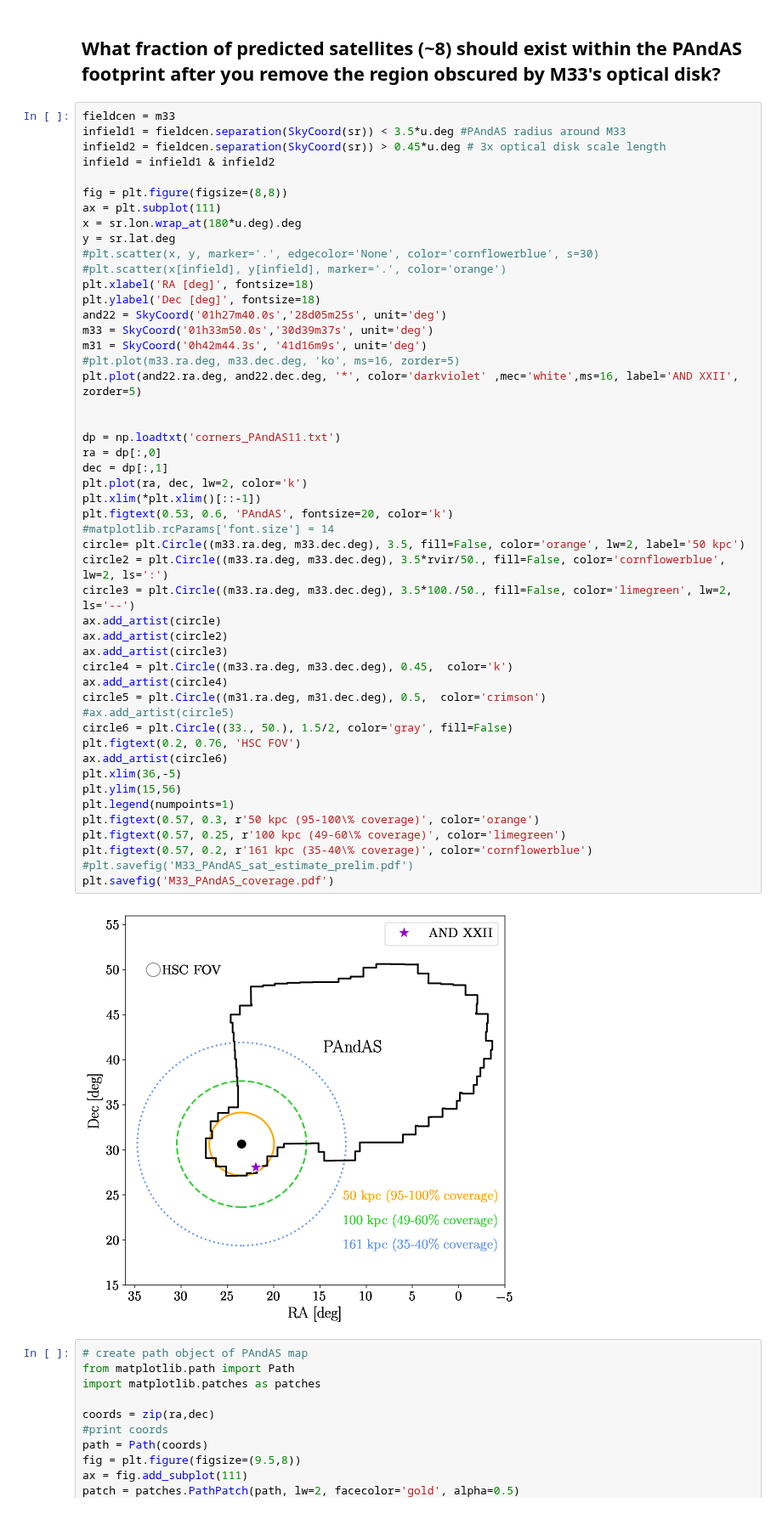
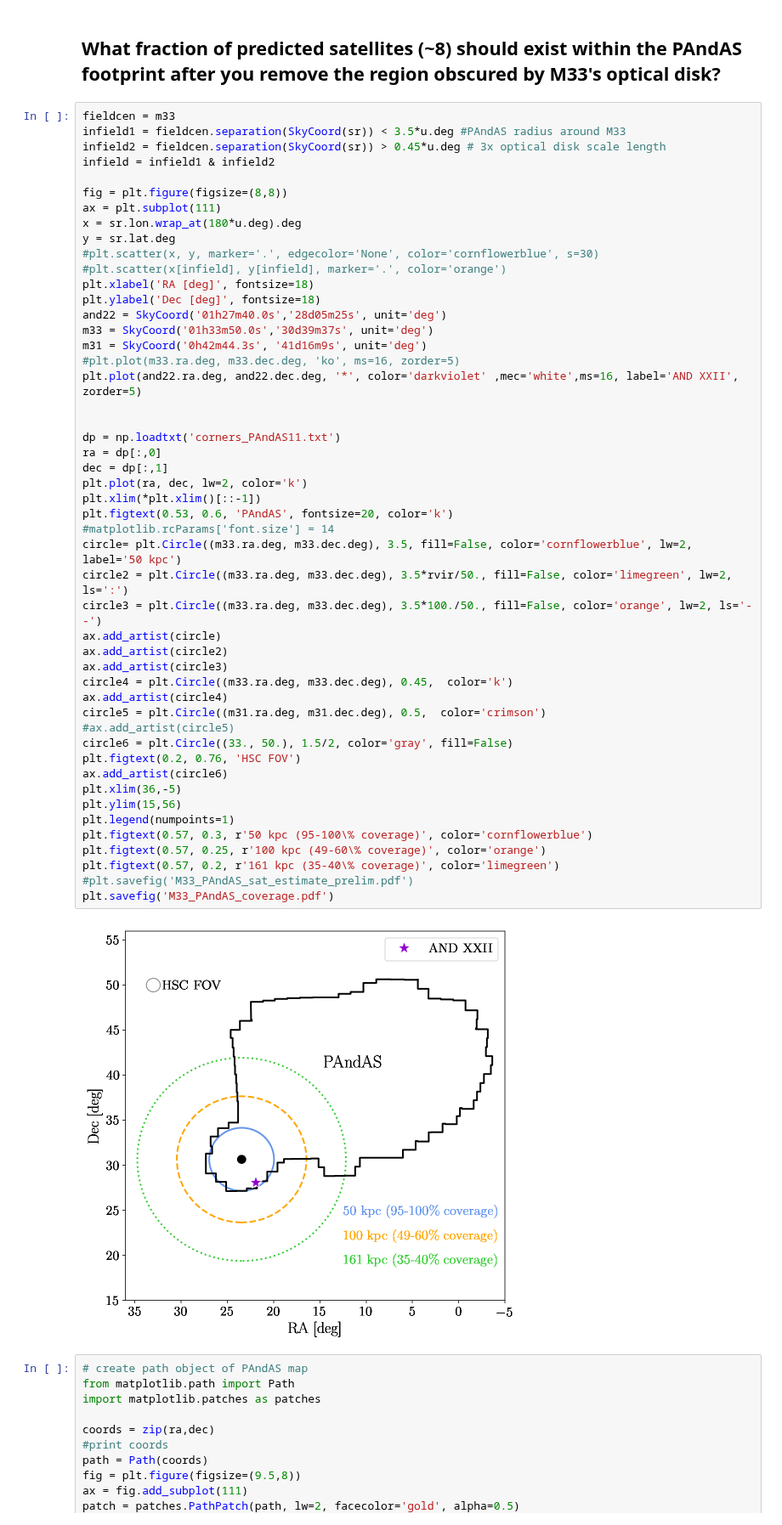
Before and after one commit to ekta1224/pspM31_hack, a Jupyter notebook: M33 volume coverage.ipynb, the cells around one changed output. Shown at 85% size. Cells and saved outputs as stored; diff of their text form.

Commit message:
made some plots for AAS

```diff
--- a/M33 volume coverage.ipynb
+++ b/M33 volume coverage.ipynb
@@ -54,40 +54,40 @@ plt.ylabel('Dec [deg]', fontsize=18)
 and22 = SkyCoord('01h27m40.0s','28d05m25s', unit='deg')
 m33 = SkyCoord('01h33m50.0s','30d39m37s', unit='deg')
 m31 = SkyCoord('0h42m44.3s', '41d16m9s', unit='deg')
 #plt.plot(m33.ra.deg, m33.dec.deg, 'ko', ms=16, zorder=5)
 plt.plot(and22.ra.deg, and22.dec.deg, '*', color='darkviolet' ,mec='white',ms=16, label='AND XXII', zorder=5)
 
 
 dp = np.loadtxt('corners_PAndAS11.txt')
 ra = dp[:,0]
 dec = dp[:,1]
 plt.plot(ra, dec, lw=2, color='k')
 plt.xlim(*plt.xlim()[::-1])
 plt.figtext(0.53, 0.6, 'PAndAS', fontsize=20, color='k')
 #matplotlib.rcParams['font.size'] = 14
-circle= plt.Circle((m33.ra.deg, m33.dec.deg), 3.5, fill=False, color='orange', lw=2, label='50 kpc')
-circle2 = plt.Circle((m33.ra.deg, m33.dec.deg), 3.5*rvir/50., fill=False, color='cornflowerblue', lw=2, ls=':')
-circle3 = plt.Circle((m33.ra.deg, m33.dec.deg), 3.5*100./50., fill=False, color='limegreen', lw=2, ls='--')
+circle= plt.Circle((m33.ra.deg, m33.dec.deg), 3.5, fill=False, color='cornflowerblue', lw=2, label='50 kpc')
+circle2 = plt.Circle((m33.ra.deg, m33.dec.deg), 3.5*rvir/50., fill=False, color='limegreen', lw=2, ls=':')
+circle3 = plt.Circle((m33.ra.deg, m33.dec.deg), 3.5*100./50., fill=False, color='orange', lw=2, ls='--')
 ax.add_artist(circle)
 ax.add_artist(circle2)
 ax.add_artist(circle3)
 circle4 = plt.Circle((m33.ra.deg, m33.dec.deg), 0.45,  color='k')
 ax.add_artist(circle4)
 circle5 = plt.Circle((m31.ra.deg, m31.dec.deg), 0.5,  color='crimson')
 #ax.add_artist(circle5)
 circle6 = plt.Circle((33., 50.), 1.5/2, color='gray', fill=False)
 plt.figtext(0.2, 0.76, 'HSC FOV')
 ax.add_artist(circle6)
 plt.xlim(36,-5)
 plt.ylim(15,56)
 plt.legend(numpoints=1)
-plt.figtext(0.57, 0.3, r'50 kpc (95-100\% coverage)', color='orange')
-plt.figtext(0.57, 0.25, r'100 kpc (49-60\% coverage)', color='limegreen')
-plt.figtext(0.57, 0.2, r'161 kpc (35-40\% coverage)', color='cornflowerblue')
+plt.figtext(0.57, 0.3, r'50 kpc (95-100\% coverage)', color='cornflowerblue')
+plt.figtext(0.57, 0.25, r'100 kpc (49-60\% coverage)', color='orange')
+plt.figtext(0.57, 0.2, r'161 kpc (35-40\% coverage)', color='limegreen')
 #plt.savefig('M33_PAndAS_sat_estimate_prelim.pdf')
 plt.savefig('M33_PAndAS_coverage.pdf')
 # %% [output]
-[figure, old version]
+[figure, new version]
 # %%
 # create path object of PAndAS map
 from matplotlib.path import Path
```
